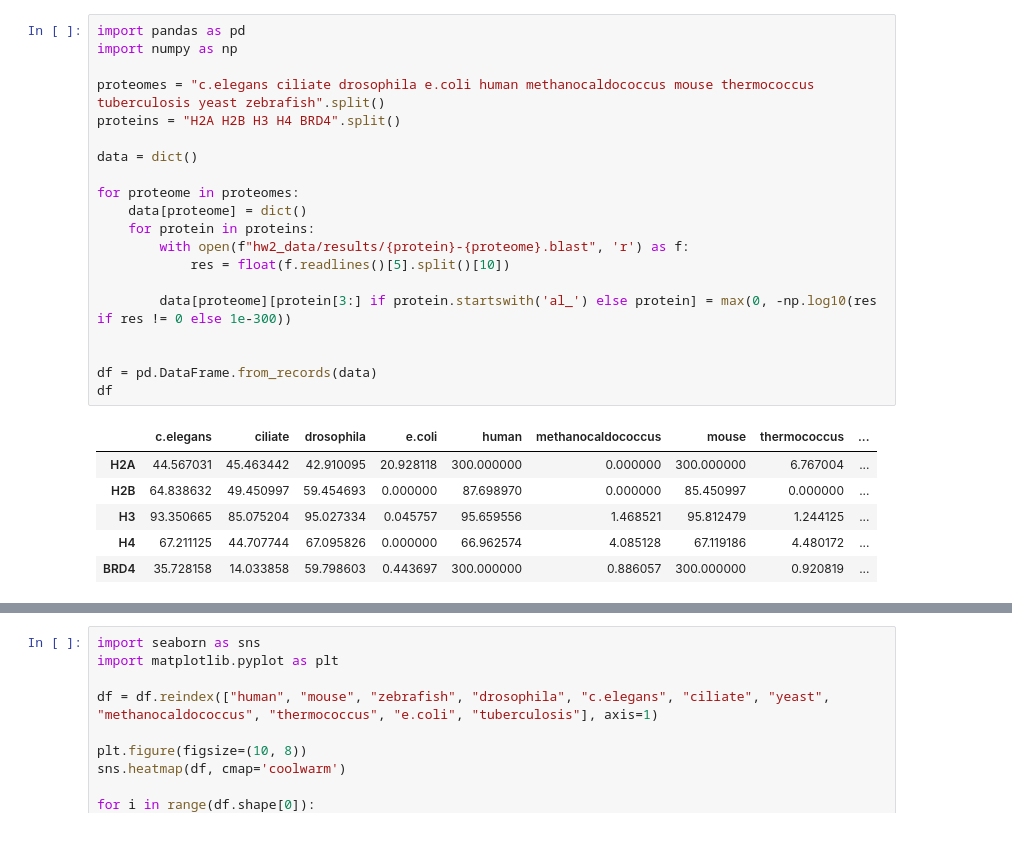
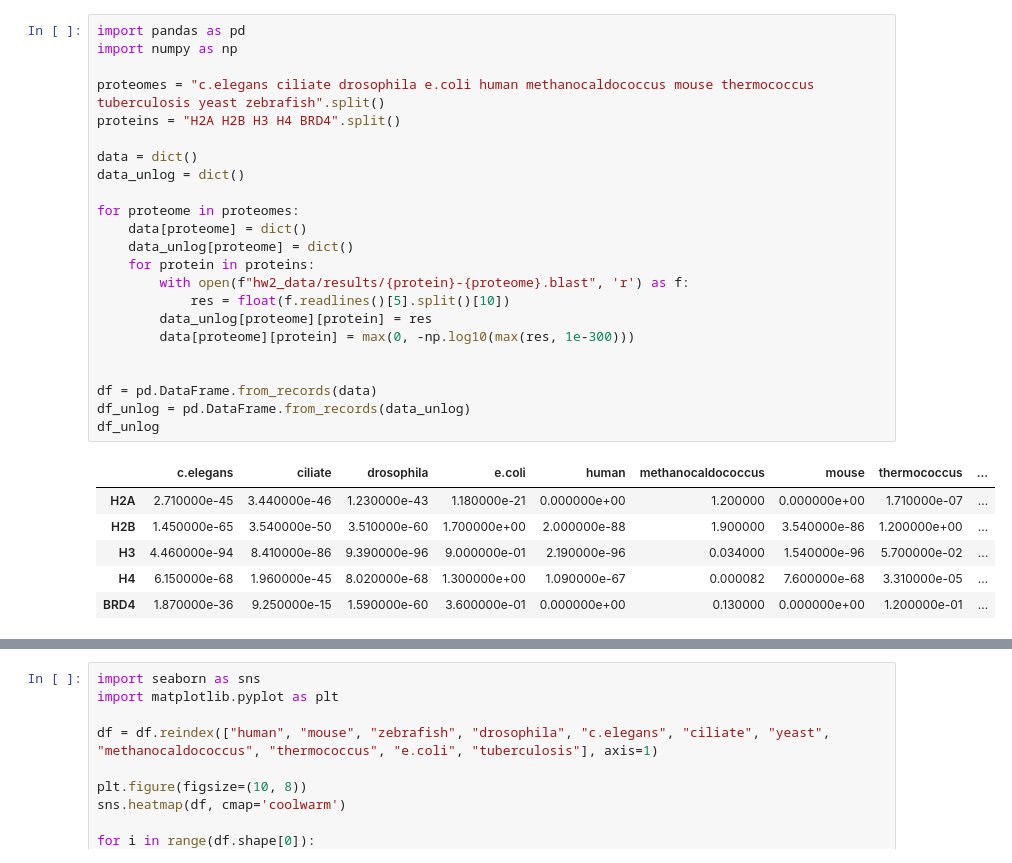
Before and after one commit to yulikdaniel/bioinfhse_project_ind, a Jupyter notebook: notebook.ipynb, the cells around one changed output, grey strips where cells are left out. Saved outputs shown, nothing was run; the diff lists cells and outputs as text.

Commit message:
Another table

```diff
--- a/notebook.ipynb
+++ b/notebook.ipynb
@@ -1,27 +1,30 @@
 # %%
 import pandas as pd
 import numpy as np
 
 proteomes = "c.elegans ciliate drosophila e.coli human methanocaldococcus mouse thermococcus tuberculosis yeast zebrafish".split()
 proteins = "H2A H2B H3 H4 BRD4".split()
 
 data = dict()
+data_unlog = dict()
 
 for proteome in proteomes:
     data[proteome] = dict()
+    data_unlog[proteome] = dict()
     for protein in proteins:
         with open(f"hw2_data/results/{protein}-{proteome}.blast", 'r') as f:
             res = float(f.readlines()[5].split()[10])
-
-        data[proteome][protein[3:] if protein.startswith('al_') else protein] = max(0, -np.log10(res if res != 0 else 1e-300))
+        data_unlog[proteome][protein] = res
+        data[proteome][protein] = max(0, -np.log10(max(res, 1e-300)))
 
 
 df = pd.DataFrame.from_records(data)
-df
+df_unlog = pd.DataFrame.from_records(data_unlog)
+df_unlog
 # %% [output]
 |  | c.elegans | ciliate | drosophila | e.coli | human | methanocaldococcus | mouse | thermococcus | ... |
-| H2A | 44.567031 | 45.463442 | 42.910095 | 20.928118 | 300.000000 | 0.000000 | 300.000000 | 6.767004 | ... |
-| H2B | 64.838632 | 49.450997 | 59.454693 | 0.000000 | 87.698970 | 0.000000 | 85.450997 | 0.000000 | ... |
-| H3 | 93.350665 | 85.075204 | 95.027334 | 0.045757 | 95.659556 | 1.468521 | 95.812479 | 1.244125 | ... |
-| H4 | 67.211125 | 44.707744 | 67.095826 | 0.000000 | 66.962574 | 4.085128 | 67.119186 | 4.480172 | ... |
-| BRD4 | 35.728158 | 14.033858 | 59.798603 | 0.443697 | 300.000000 | 0.886057 | 300.000000 | 0.920819 | ... |
+| H2A | 2.710000e-45 | 3.440000e-46 | 1.230000e-43 | 1.180000e-21 | 0.000000e+00 | 1.200000 | 0.000000e+00 | 1.710000e-07 | ... |
+| H2B | 1.450000e-65 | 3.540000e-50 | 3.510000e-60 | 1.700000e+00 | 2.000000e-88 | 1.900000 | 3.540000e-86 | 1.200000e+00 | ... |
+| H3 | 4.460000e-94 | 8.410000e-86 | 9.390000e-96 | 9.000000e-01 | 2.190000e-96 | 0.034000 | 1.540000e-96 | 5.700000e-02 | ... |
+| H4 | 6.150000e-68 | 1.960000e-45 | 8.020000e-68 | 1.300000e+00 | 1.090000e-67 | 0.000082 | 7.600000e-68 | 3.310000e-05 | ... |
+| BRD4 | 1.870000e-36 | 9.250000e-15 | 1.590000e-60 | 3.600000e-01 | 0.000000e+00 | 0.130000 | 0.000000e+00 | 1.200000e-01 | ... |
```
Also changed, not shown: parts of 1 cell of this notebook, 14 other files.
